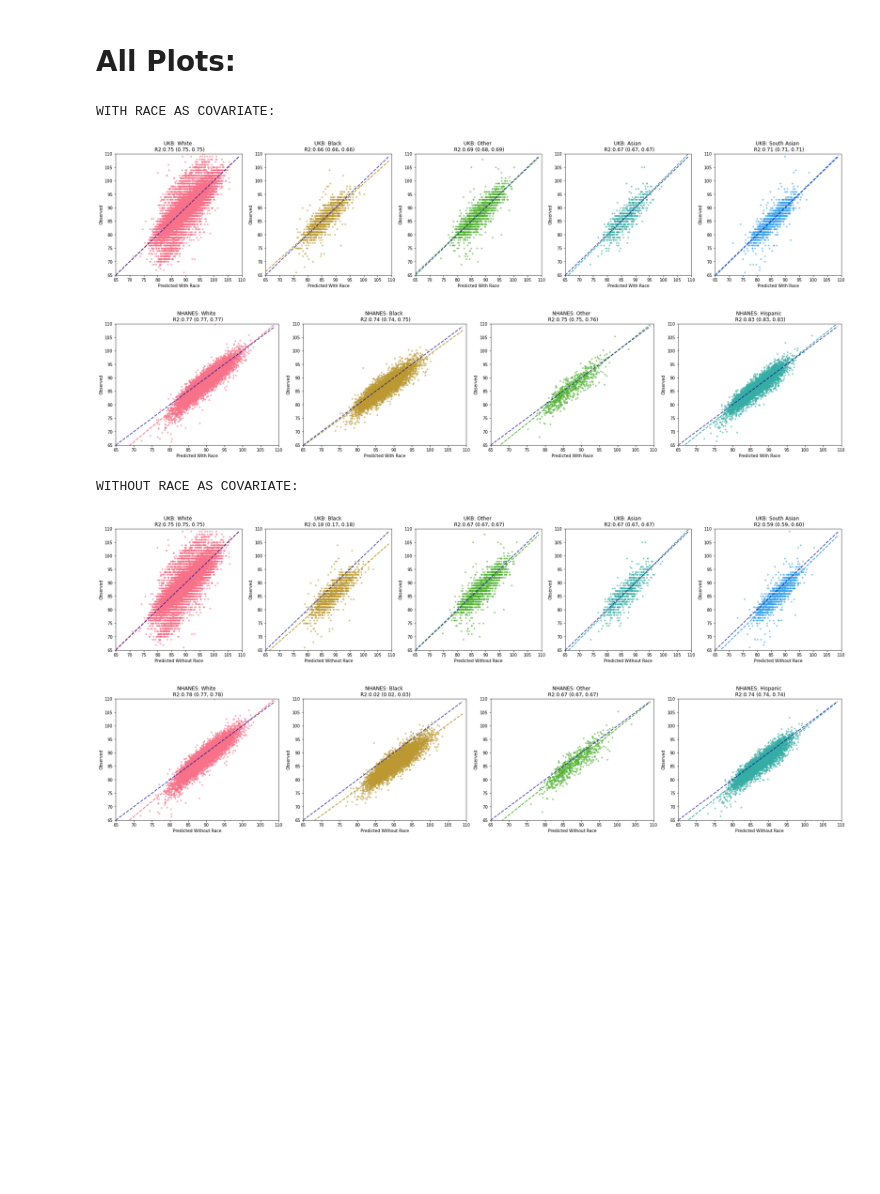
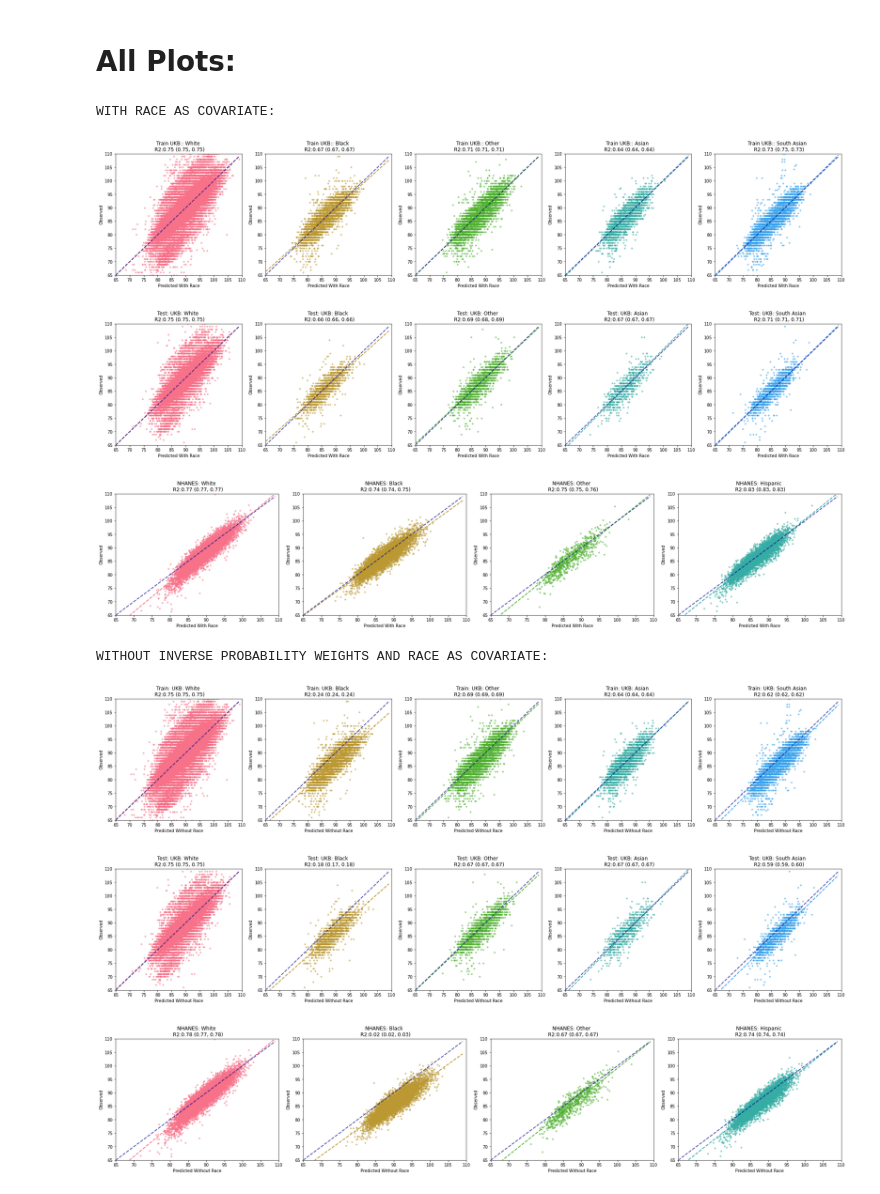
Before and after one commit to aashnapshah/sitting_height, a Jupyter notebook: sitting_height-230414.ipynb, the cells around one changed output. Cells and saved outputs as stored; diff of their text form; code cells hidden in the pictures; blank space fills up the shorter version.

```diff
--- a/sitting_height-230414.ipynb
+++ b/sitting_height-230414.ipynb
@@ -222,7 +246,7 @@ X.head()
 | 3 | -0.537014 | 1.107897 | 0.998847 | 0.430529 | 0.659304 | 0 | 0 | 0 | 0 | ... |
 | 4 | 0.117068 | 0.168346 | -0.236818 | -0.331498 | 0.101881 | 0 | 0 | 0 | 0 | ... |
 # %%
-fig2, axs = plt.subplots(1, 4, figsize=(25, 5), constrained_layout=True)
+fig3, axs = plt.subplots(1, 4, figsize=(25, 5), constrained_layout=True)
 
 race_columns = [ 'RIDRETH_White', 'RIDRETH_Black', 'RIDRETH_Other','RIDRETH_Hispanic']
 for i, r in enumerate(race_columns):
@@ -300,0 +344,20 @@ R2: 0.7460989308972337
+# %%
+race_columns = ['White', 'Black', 'Other', 'Asian', 'South Asian']
+fig4, axs = plt.subplots(1, 5, figsize=(25, 5), constrained_layout=True)
+
+X_train_race_all = X_train.join(ukb_clean['RIDRETH'])
+for i, r in enumerate(race_columns):
+    X_test_race = X_train_race_all[X_train_race_all['RIDRETH'] == r].drop('RIDRETH', axis=1)
+    y_test_race = y_train[X_test_race.index]
+
+    r2s = []
+    for m in models:
+        y_pred_race = m.predict(X_test_race)
+        mae, mse, r2 = evaluate(y_test_race, y_pred_race)
+        r2s.append(r2)
+
+    p25 = "%.2f" % np.percentile(r2s, 2.5)
+    p95 = "%.2f" % np.percentile(r2s, 97.5)
+
+    y_pred_race = model.predict(X_test_race)
+    plot(y_test_race, y_pred_race,  i, r, dataset = 'Train: UKB', feature = 'Without Race', cis=(p25, p95))
@@ -301,6 +366,6 @@ R2: 0.7460989308972337
 # %%
 race_columns = ['White', 'Black', 'Other', 'Asian', 'South Asian']
-fig3, axs = plt.subplots(1, 5, figsize=(25, 5), constrained_layout=True)
+fig5, axs = plt.subplots(1, 5, figsize=(25, 5), constrained_layout=True)
 
 X_test_race_all = X_test.join(ukb_clean['RIDRETH'])
 for i, r in enumerate(race_columns):
@@ -317,5 +382,5 @@ for i, r in enumerate(race_columns):
     p95 = "%.2f" % np.percentile(r2s, 97.5)
 
     y_pred_race = model.predict(X_test_race)
-    plot(y_test_race, y_pred_race,  i, r, dataset = 'UKB', feature = 'Without Race', cis=(p25, p95))
+    plot(y_test_race, y_pred_race,  i, r, dataset = 'Test: UKB', feature = 'Without Race', cis=(p25, p95))
 # %% [output]
@@ -345,7 +410,7 @@ X.head()
 | 4 | 0.117068 | 0.168346 | -0.236818 | -0.331498 | 0.101881 | 0 |
 # %%
 race_columns = ['White', 'Black', 'Other', 'Hispanic']
-fig4, axs = plt.subplots(1, 4, figsize=(25, 5), constrained_layout=True)
+fig6, axs = plt.subplots(1, 4, figsize=(25, 5), constrained_layout=True)
 
 X_test_race_all = X.join(nhanes3_clean['RIDRETH'])
 for i, r in enumerate(race_columns):
@@ -370,15 +435,19 @@ for i, r in enumerate(race_columns):
 # %%
 print('WITH RACE AS COVARIATE:')
 display(fig1)
 display(fig2)
+display(fig3)
 
-print('WITHOUT RACE AS COVARIATE:')
-display(fig3)
+print('WITHOUT INVERSE PROBABILITY WEIGHTS AND RACE AS COVARIATE:')
 display(fig4)
+display(fig5)
+display(fig6)
 # %% [output]
 WITH RACE AS COVARIATE:
-[figure, old version]
+[figure, new version]
-[figure, old version]
+[figure, new version]
+[figure, new version]
-WITHOUT RACE AS COVARIATE:
+WITHOUT INVERSE PROBABILITY WEIGHTS AND RACE AS COVARIATE:
-[figure, old version]
-[figure, old version]
+[figure, new version]
+[figure, added]
+[figure, added]
```
Also changed, not shown: parts of 11 cells of this notebook, 1 other file.
